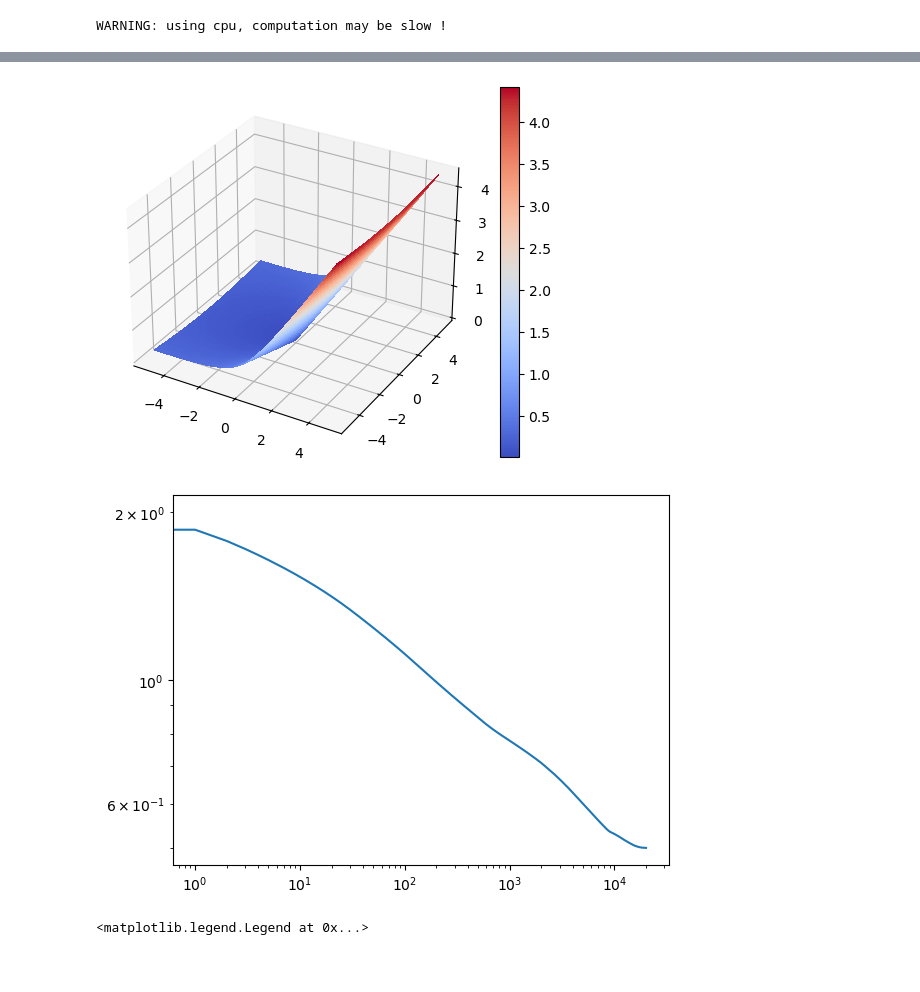
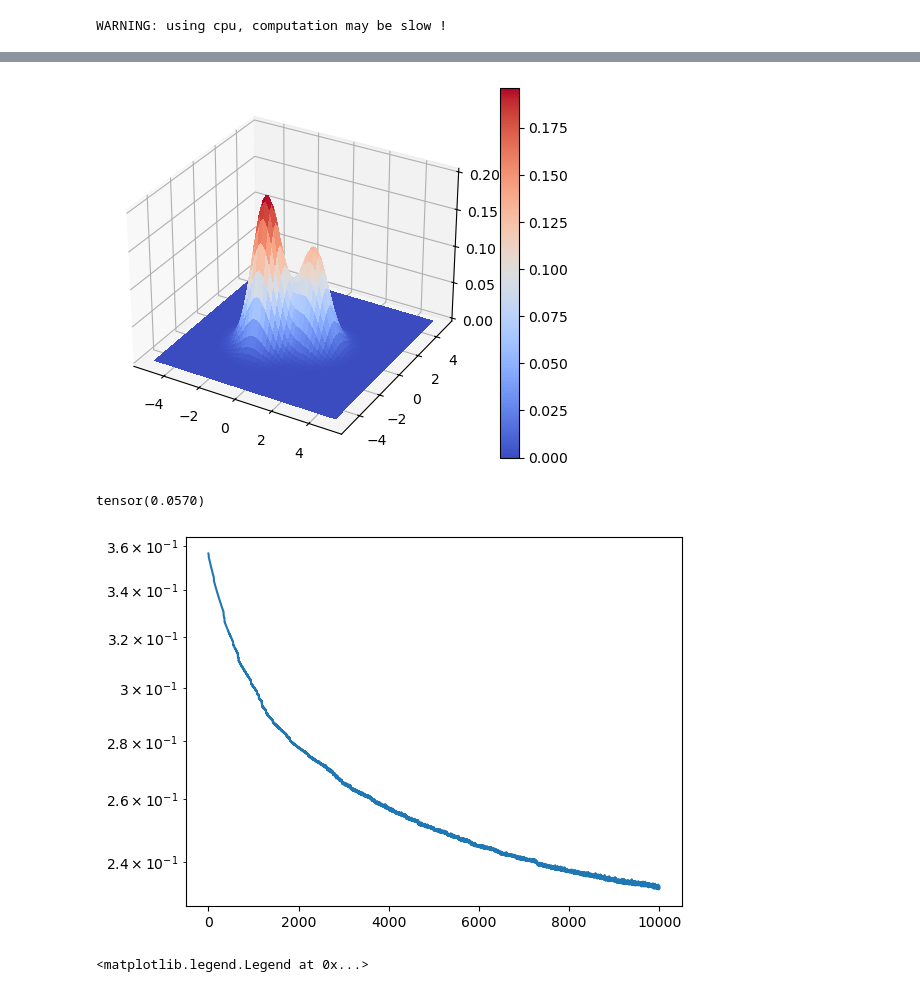
Before and after one commit to rbarboni/VarPro, a Jupyter notebook: VarPro_convolution_2d/Experiment.ipynb, the cells around one changed output, grey strips where cells are left out. Saved outputs shown, nothing was run; the diff lists cells and outputs as text; code cells hidden in the pictures; blank space fills up the shorter version.

```diff
--- a/VarPro_convolution_2d/Experiment.ipynb
+++ b/VarPro_convolution_2d/Experiment.ipynb
@@ -57,0 +11,19 @@ VarProModel(
+# %%
+## Teacher model
+gamma = 1
+activation = ActivationFunction(lambda t: torch.exp(-(t/gamma)**2)) ## activation function
+
+w_lim = 1.5
+clipping_function = PeriodicBoundaryCondition(x_min=-w_lim, x_max=w_lim)
+clipper = FeatureClipper(clipping_function)
+
+teacher_width = 3 # number of features
+teacher = Convolution(2, teacher_width, activation, clipper=clipper)
+
+
+teacher_weight = torch.tensor([[-1, -1], [1, 0]], dtype=torch.float32)
+teacher.feature_model.weight = nn.Parameter(data=teacher_weight) ## teacher feature distribution
+teacher.outer.weight = nn.Parameter(data=torch.tensor([[0.6, 0.4]], dtype=torch.float32)) ## teacher outer weight
+
+teacher.clipper(teacher)
+teacher.apply(freeze)
@@ -66,7 +45,7 @@ plt.plot(*gaussian_conv(f_teacher, scale=0.05))
 # plot of the teacher signal
 _ = model_plot_2d(teacher)
 # %% [output]
-[figure, old version]
+[figure, new version]
 # %%
 # creating the dataset
 N = 4096
@@ -77,12 +56,12 @@ dataset = CustomDataset(inputs, targets)
 train_loader = torch.utils.data.DataLoader(dataset, batch_size=len(dataset))
 # %%
 ## Student model
-student_width = 1024
+student_width = 512
 #clipper = FeatureClipper(Normalization())
 
-init = torch.randn((student_width, 2), dtype=torch.float32)
+init = w_lim * (2 * torch.rand((student_width, 2), dtype=torch.float32) - 1)
 
-student = SHL(2, student_width, activation, bias=False, clipper=clipper, VarProTraining=True)
+student = Convolution(2, student_width, activation, clipper=clipper, VarProTraining=True)
 
 student.feature_model.weight = nn.Parameter(data=init.clone().detach(), requires_grad=True)
 student.clipper(student)
@@ -89,11 +73,15 @@ student.clipper(student)
+# %%
+torch.linalg.norm(K, ord=2) # should be close to 1
+# %% [output]
+tensor(0.0570)
 # %%
 ## Training
-lmbda = 1e-4
-time_scale = 2**(-10)
+lmbda = 1e-3
+time_scale = 2**(-12)
 lr = student_width * time_scale
 
 # biased or unbiased loss
-criterion = VarProCriterion(lmbda)
+criterion = VarProCriterionUnbiased(lmbda)
 
 ## one projection to set-up outer layer
 inputs, targets = next(iter(train_loader))
@@ -104,15 +92,15 @@ optimizer = torch.optim.SGD([student.feature_model.weight], lr=lr)
 # %%
 problem = LearningProblem(student, train_loader, optimizer, criterion)
 # %%
-epochs = 20000
+epochs = 10000
 problem.train(epochs)
 # %%
 # training loss
 plt.plot(problem.loss_list)
 plt.yscale('log')
-plt.xscale('log')
+#plt.xscale('log')
 # %% [output]
-[figure, old version]
+[figure, new version]
 # %%
 # plot of the learned feature distribution (diracs smoothed with a gaussian)
 for i in np.arange(0, 5001, 1000):
```
Also changed, not shown: parts of 11 cells of this notebook, 1 other file.
